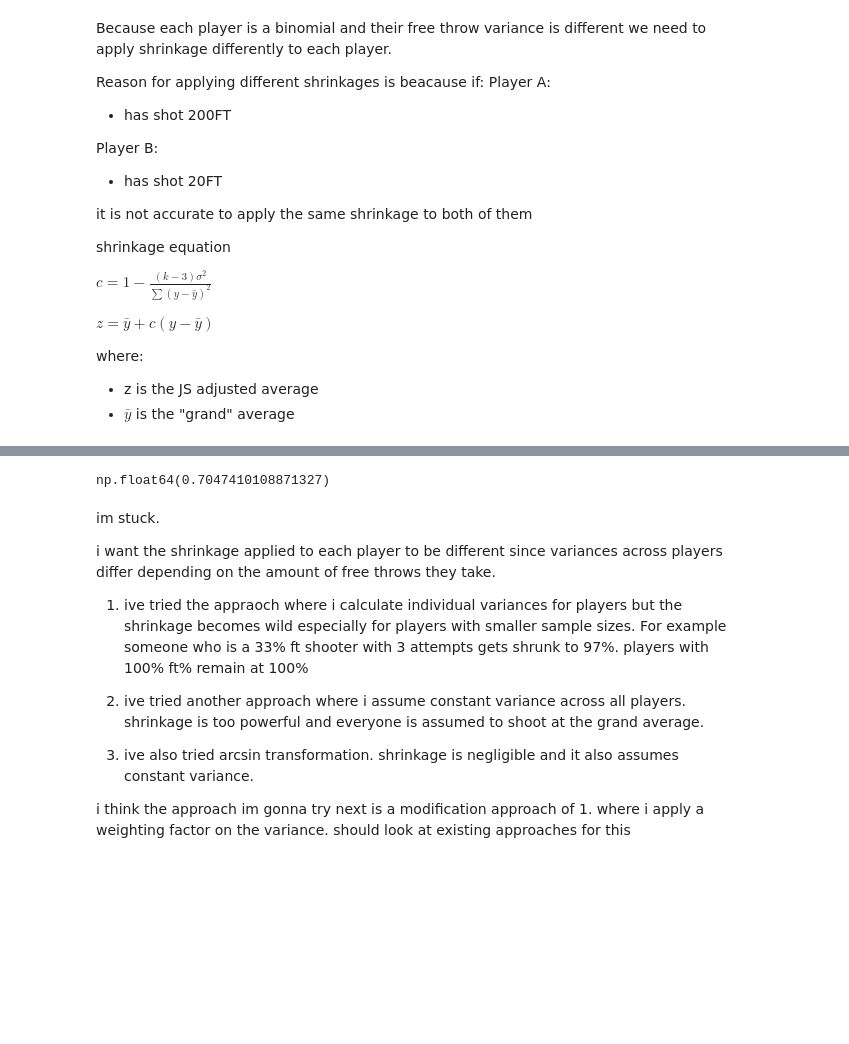
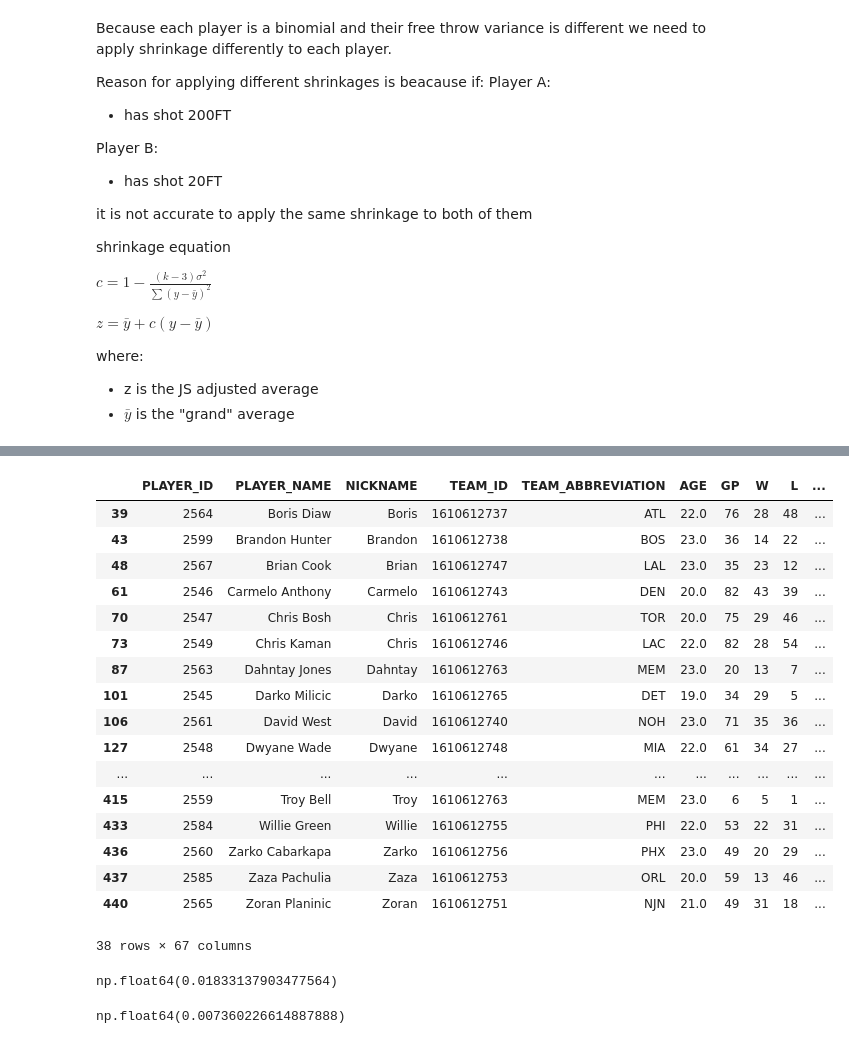
Before and after one commit to zihengliao/nba-analytics, a Jupyter notebook: james_stein/draft_2003_stats.ipynb, the cells around one changed output, grey strips where cells are left out. Cells and saved outputs as stored; diff of their text form; code cells hidden in the pictures; blank space fills up the shorter version.

```diff
--- a/james_stein/james_stein.ipynb
+++ b/james_stein/draft_2003_stats.ipynb
@@ -186,16 +117,29 @@ df_players_10_games_js_transformed
-# %%
-grand_average
-# %% [output]
-np.float64(0.7047410108871327)
-# %% [markdown]
-im stuck.
-
-i want the shrinkage applied to each player to be different since variances across players differ depending on the amount of free throws they take.
-
-1. ive tried the appraoch where i calculate individual variances for players but the shrinkage becomes wild especially for players with smaller sample sizes. For example someone who is a 33% ft shooter with 3 attempts gets shrunk to 97%. players with 100% ft% remain at 100%
-
-2. ive tried another approach where i assume constant variance across all players. shrinkage is too powerful and everyone is assumed to shoot at the grand average.
-
-3. ive also tried arcsin transformation. shrinkage is negligible and it also assumes constant variance.
-
-i think the approach im gonna try next is a modification approach of 1. where i apply a weighting factor on the variance. should look at existing approaches for this
+# %%
+stats = leaguedashplayerstats.LeagueDashPlayerStats(
+    season="2003-04",
+    per_mode_detailed="Totals"
+)
+
+stats_df = stats.get_data_frames()[0]
+rookie_2003_stats = stats_df[stats_df["PLAYER_ID"].isin(df_players_10_games["player_id"])]
+# %%
+rookie_2003_stats
+# %% [output]
+|  | PLAYER_ID | PLAYER_NAME | NICKNAME | TEAM_ID | TEAM_ABBREVIATION | AGE | GP | W | L | ... |
+| 39 | 2564 | Boris Diaw | Boris | 1610612737 | ATL | 22.0 | 76 | 28 | 48 | ... |
+| 43 | 2599 | Brandon Hunter | Brandon | 1610612738 | BOS | 23.0 | 36 | 14 | 22 | ... |
+| 48 | 2567 | Brian Cook | Brian | 1610612747 | LAL | 23.0 | 35 | 23 | 12 | ... |
+| 61 | 2546 | Carmelo Anthony | Carmelo | 1610612743 | DEN | 20.0 | 82 | 43 | 39 | ... |
+| 70 | 2547 | Chris Bosh | Chris | 1610612761 | TOR | 20.0 | 75 | 29 | 46 | ... |
+| 73 | 2549 | Chris Kaman | Chris | 1610612746 | LAC | 22.0 | 82 | 28 | 54 | ... |
+| 87 | 2563 | Dahntay Jones | Dahntay | 1610612763 | MEM | 23.0 | 20 | 13 | 7 | ... |
+| 101 | 2545 | Darko Milicic | Darko | 1610612765 | DET | 19.0 | 34 | 29 | 5 | ... |
+| 106 | 2561 | David West | David | 1610612740 | NOH | 23.0 | 71 | 35 | 36 | ... |
+| 127 | 2548 | Dwyane Wade | Dwyane | 1610612748 | MIA | 22.0 | 61 | 34 | 27 | ... |
+| ... | ... | ... | ... | ... | ... | ... | ... | ... | ... | ... |
+| 415 | 2559 | Troy Bell | Troy | 1610612763 | MEM | 23.0 | 6 | 5 | 1 | ... |
+| 433 | 2584 | Willie Green | Willie | 1610612755 | PHI | 22.0 | 53 | 22 | 31 | ... |
+| 436 | 2560 | Zarko Cabarkapa | Zarko | 1610612756 | PHX | 23.0 | 49 | 20 | 29 | ... |
+| 437 | 2585 | Zaza Pachulia | Zaza | 1610612753 | ORL | 20.0 | 59 | 13 | 46 | ... |
+| 440 | 2565 | Zoran Planinic | Zoran | 1610612751 | NJN | 21.0 | 49 | 31 | 18 | ... |
+38 rows × 67 columns
@@ -201,0 +156,10 @@ i think the approach im gonna try next is a modification approach of 1. where i
+# %%
+loss = ((df["ft_pct_truth"] - df["ft_pct"]) ** 2).mean()
+loss
+# %% [output]
+np.float64(0.01833137903477564)
+# %%
+loss_js = ((df["ft_pct_truth"] - df["ft_pct_js"]) ** 2).mean()
+loss_js
+# %% [output]
+np.float64(0.007360226614887888)
```
Also changed, not shown: parts of 15 cells of this notebook, 3 other files.
